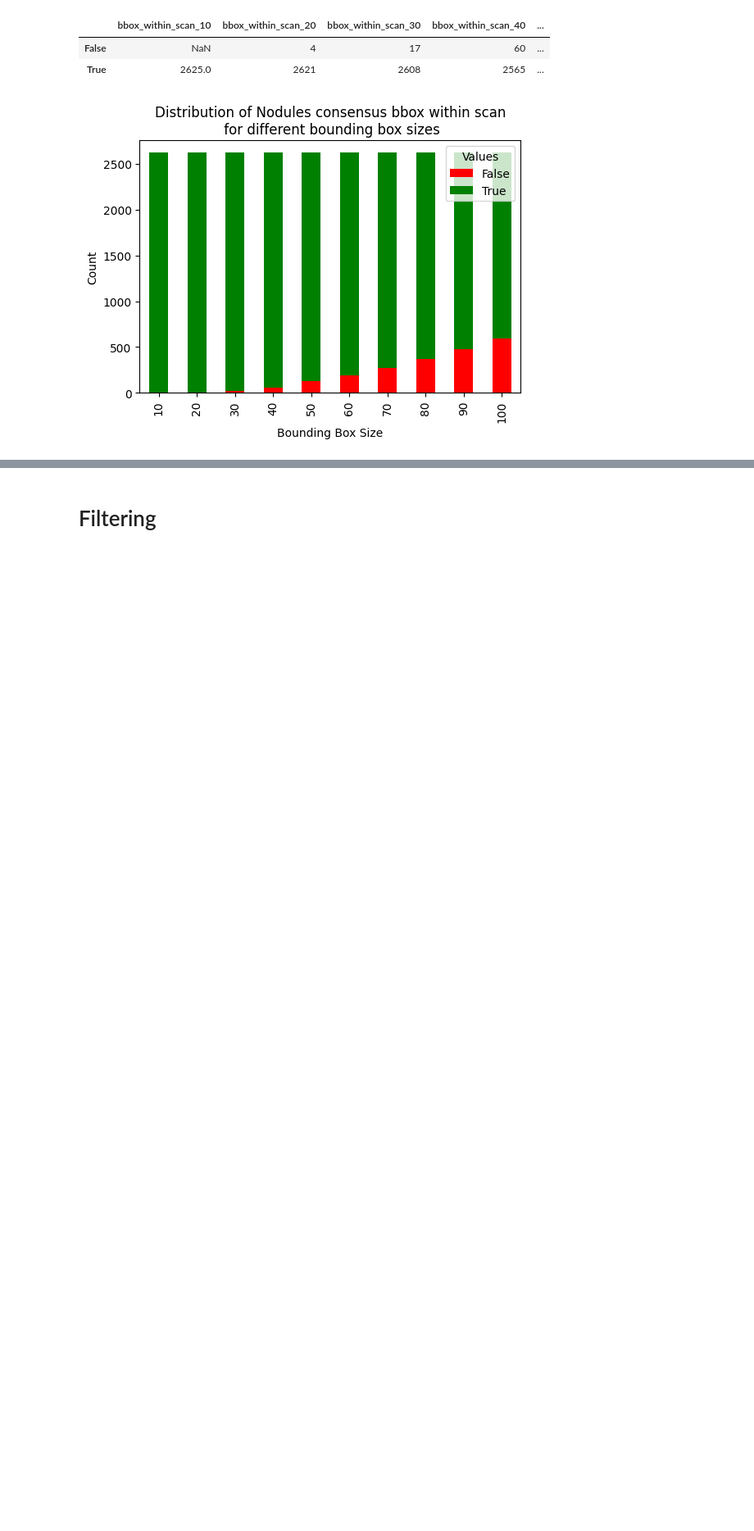
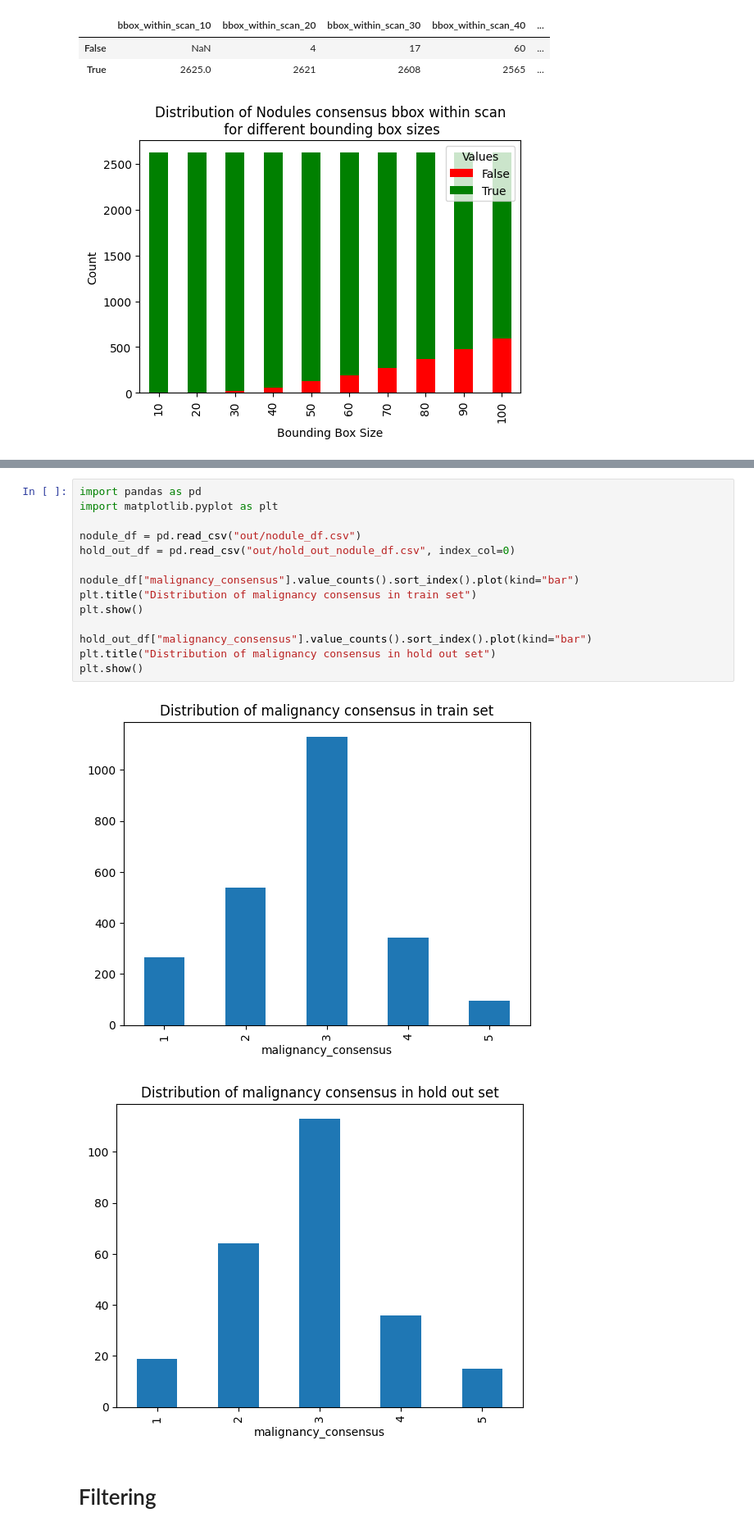
Before and after one commit to maxADeVisser/master_thesis, a Jupyter notebook: adhoc/lidc_dataset/nodule_df_eda.ipynb, the cells around one changed output, grey strips where cells are left out. Shown: that part at 82% size. Drawn from its saved outputs; the diff is of its cells as text; blank space fills up the shorter version.

Commit message:
created hold out set

```diff
--- a/adhoc/lidc_dataset/nodule_df_eda.ipynb
+++ b/adhoc/lidc_dataset/nodule_df_eda.ipynb
@@ -202,3 +204,20 @@ plt.show()
+# %%
+import pandas as pd
+import matplotlib.pyplot as plt
+
+nodule_df = pd.read_csv("out/nodule_df.csv")
+hold_out_df = pd.read_csv("out/hold_out_nodule_df.csv", index_col=0)
+
+nodule_df["malignancy_consensus"].value_counts().sort_index().plot(kind="bar")
+plt.title("Distribution of malignancy consensus in train set")
+plt.show()
+
+hold_out_df["malignancy_consensus"].value_counts().sort_index().plot(kind="bar")
+plt.title("Distribution of malignancy consensus in hold out set")
+plt.show()
+# %% [output]
+[figure, added]
+[figure, added]
 # %% [markdown]
 # Filtering
 # %%
```
Also changed, not shown: parts of 2 cells of this notebook, 3 other files.
